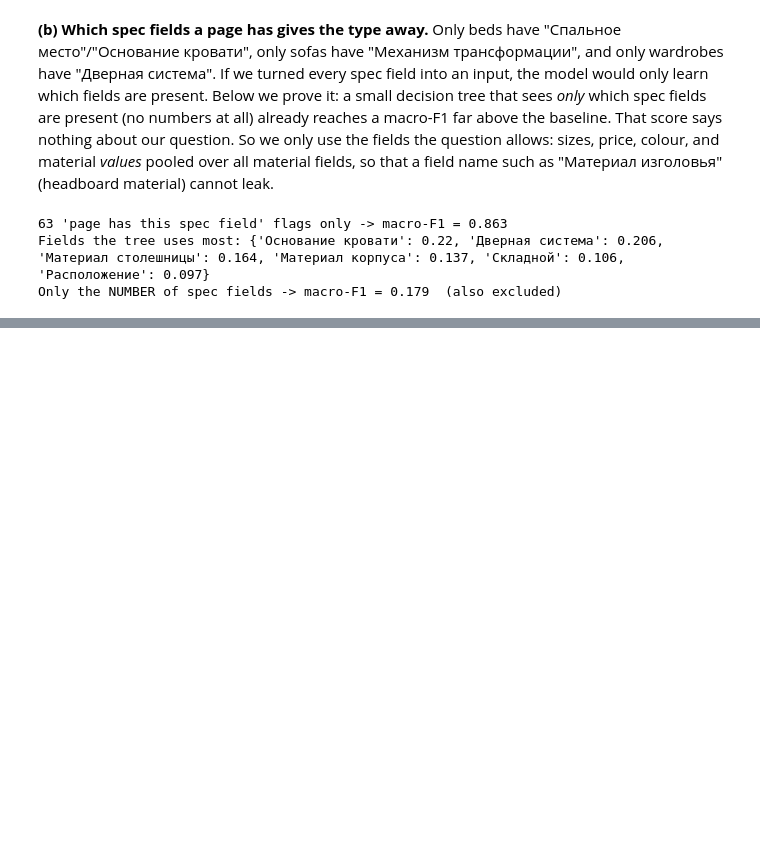
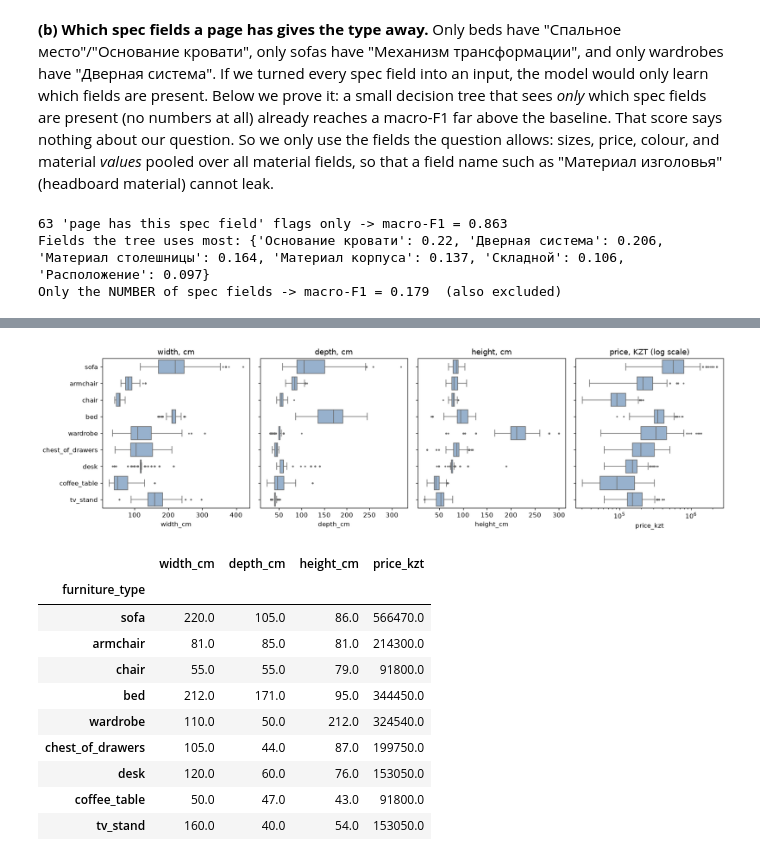
Before and after one commit to a100miles/furniture-prediction-ml, a Jupyter notebook: furniture_classification.ipynb, the cells around one changed output, grey strips where cells are left out. Cells and saved outputs as stored; diff of their text form; code cells hidden in the pictures; blank space fills up the shorter version.

```diff
--- a/furniture_classification.ipynb
+++ b/furniture_classification.ipynb
@@ -289,0 +295,23 @@ Only the NUMBER of spec fields -> macro-F1 = 0.179  (also excluded)
+# %%
+fig, axes = plt.subplots(1, 4, figsize=(15, 4.2), sharey=True)
+for ax, col in zip(axes, ["width_cm", "depth_cm", "height_cm", "price_kzt"]):
+    sns.boxplot(data=df, y="furniture_type", x=col, order=TYPES, ax=ax, fliersize=1.5, color="#8EB1D6")
+    ax.set_ylabel("")
+    if col == "price_kzt":
+        ax.set_xscale("log")
+axes[0].set_title("width, cm"); axes[1].set_title("depth, cm"); axes[2].set_title("height, cm"); axes[3].set_title("price, KZT (log scale)")
+plt.tight_layout(); plt.show()
+df.groupby("furniture_type")[["width_cm", "depth_cm", "height_cm", "price_kzt"]].median().reindex(TYPES).round(0)
+# %% [output]
+[figure, added]
+|  | width_cm | depth_cm | height_cm | price_kzt |
+| furniture_type |  |  |  |  |
+| sofa | 220.0 | 105.0 | 86.0 | 566470.0 |
+| armchair | 81.0 | 85.0 | 81.0 | 214300.0 |
+| chair | 55.0 | 55.0 | 79.0 | 91800.0 |
+| bed | 212.0 | 171.0 | 95.0 | 344450.0 |
+| wardrobe | 110.0 | 50.0 | 212.0 | 324540.0 |
+| chest_of_drawers | 105.0 | 44.0 | 87.0 | 199750.0 |
+| desk | 120.0 | 60.0 | 76.0 | 153050.0 |
+| coffee_table | 50.0 | 47.0 | 43.0 | 91800.0 |
+| tv_stand | 160.0 | 40.0 | 54.0 | 153050.0 |
```
Also changed, not shown: parts of 6 cells of this notebook.
